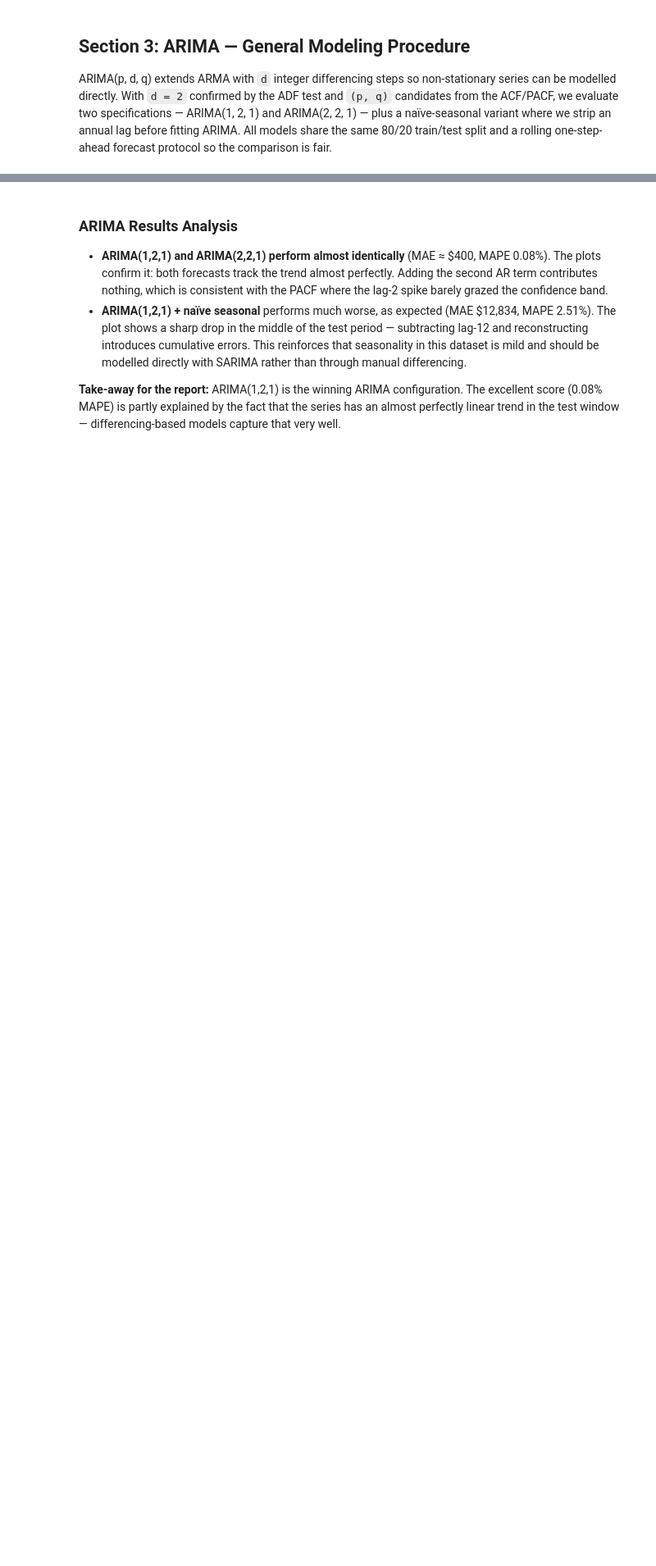
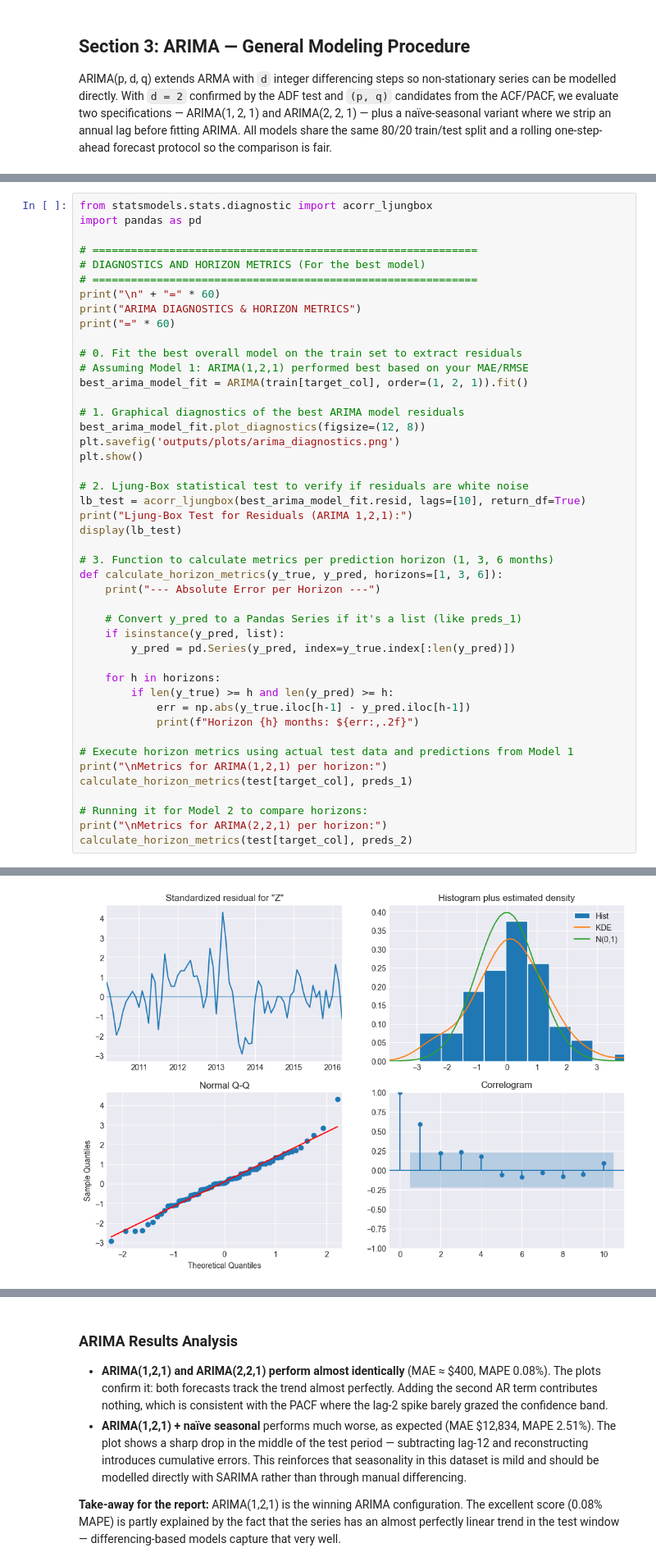
Before and after one commit to asier-larrazabal/HousePricePrediction, a Jupyter notebook: 00_Analysis.ipynb, the cells around one changed output, grey strips where cells are left out. Shown at 82% size. Saved outputs shown, nothing was run; the diff lists cells and outputs as text; blank space fills up the shorter version.

```diff
--- a/00_Analysis.ipynb
+++ b/00_Analysis.ipynb
@@ -562,3 +607,49 @@ Forecasting horizon: 20 steps ahead
 --- Model 3: ARIMA(1,2,1) + Naive Seasonal (lag-12 diff) ---
   ARIMA(1,2,1)+NaiveSeasonal     MAE: $    12,834  |  RMSE: $    19,761  |  MAPE: 2.51%
 [figure]
+# %%
+from statsmodels.stats.diagnostic import acorr_ljungbox
+import pandas as pd
+
+# ============================================================
+# DIAGNOSTICS AND HORIZON METRICS (For the best model)
+# ============================================================
+print("\n" + "=" * 60)
+print("ARIMA DIAGNOSTICS & HORIZON METRICS")
+print("=" * 60)
+
+# 0. Fit the best overall model on the train set to extract residuals
+# Assuming Model 1: ARIMA(1,2,1) performed best based on your MAE/RMSE
+best_arima_model_fit = ARIMA(train[target_col], order=(1, 2, 1)).fit()
+
+# 1. Graphical diagnostics of the best ARIMA model residuals
+best_arima_model_fit.plot_diagnostics(figsize=(12, 8))
+plt.savefig('outputs/plots/arima_diagnostics.png')
+plt.show()
+
+# 2. Ljung-Box statistical test to verify if residuals are white noise
+lb_test = acorr_ljungbox(best_arima_model_fit.resid, lags=[10], return_df=True)
+print("Ljung-Box Test for Residuals (ARIMA 1,2,1):")
+display(lb_test)
+
+# 3. Function to calculate metrics per prediction horizon (1, 3, 6 months)
+def calculate_horizon_metrics(y_true, y_pred, horizons=[1, 3, 6]):
+    print("--- Absolute Error per Horizon ---")
+
+    # Convert y_pred to a Pandas Series if it's a list (like preds_1)
+    if isinstance(y_pred, list):
+        y_pred = pd.Series(y_pred, index=y_true.index[:len(y_pred)])
+
+    for h in horizons:
+        if len(y_true) >= h and len(y_pred) >= h:
+            err = np.abs(y_true.iloc[h-1] - y_pred.iloc[h-1])
+            print(f"Horizon {h} months: ${err:,.2f}")
+
+# Execute horizon metrics using actual test data and predictions from Model 1
+print("\nMetrics for ARIMA(1,2,1) per horizon:")
+calculate_horizon_metrics(test[target_col], preds_1)
+
+# Running it for Model 2 to compare horizons:
+print("\nMetrics for ARIMA(2,2,1) per horizon:")
+calculate_horizon_metrics(test[target_col], preds_2)
+# %% [output]
@@ -564,0 +659 @@ Forecasting horizon: 20 steps ahead
+[figure, added]
```
Also changed, not shown: parts of 18 cells of this notebook, 6 other files.
